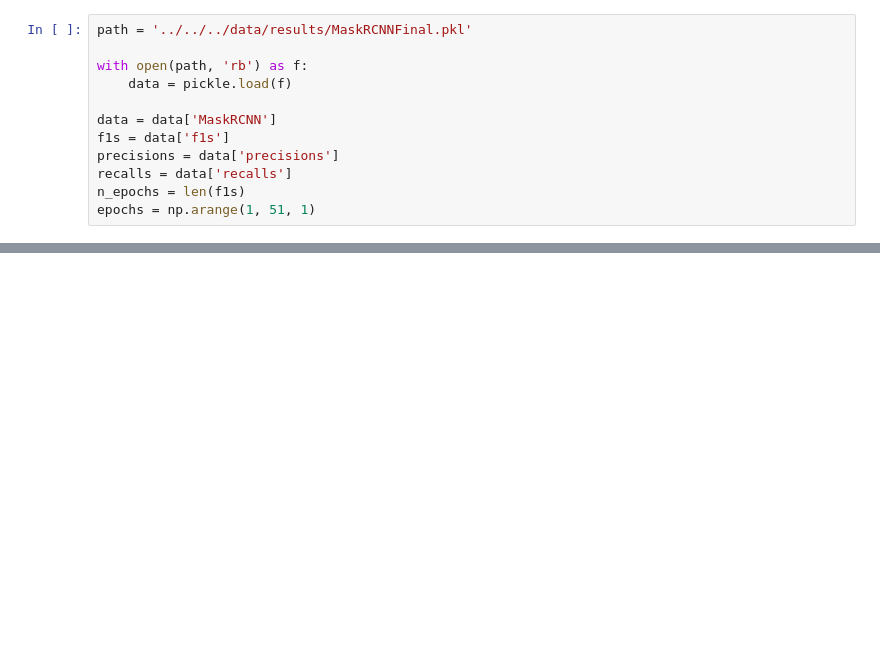
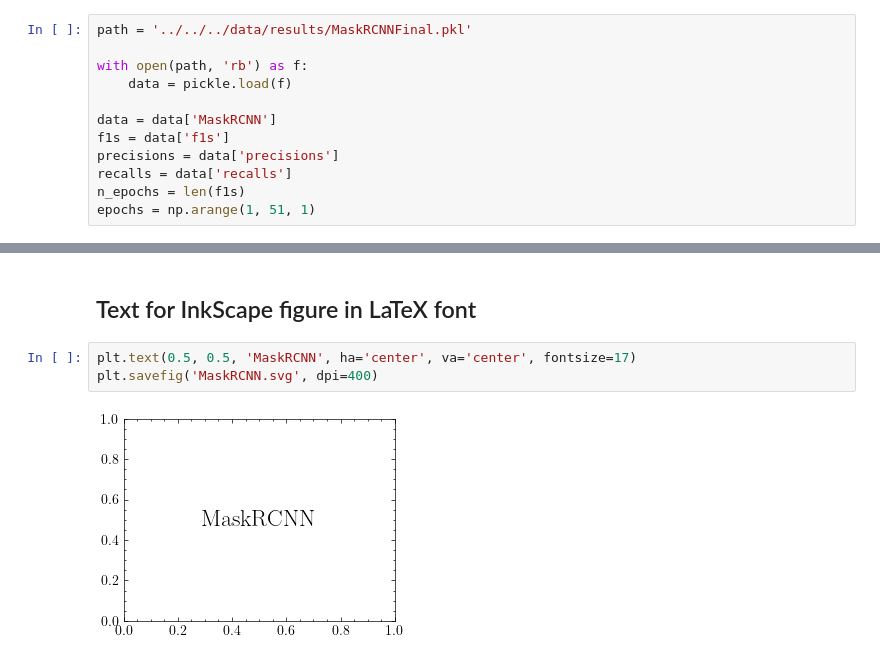
Before and after one commit to willhcm/scd-detection, a Jupyter notebook: code/notebooks/plots/model_metrics.ipynb, the cells around one changed output, grey strips where cells are left out. Cells and saved outputs as stored; diff of their text form; blank space fills up the shorter version.

```diff
--- a/code/notebooks/plots/model_metrics.ipynb
+++ b/code/notebooks/plots/model_metrics.ipynb
@@ -103,0 +197,7 @@ plt.savefig('NonCVResults.svg', dpi=400)
+# %% [markdown]
+## Text for InkScape figure in LaTeX font
+# %%
+plt.text(0.5, 0.5, 'MaskRCNN', ha='center', va='center', fontsize=17)
+plt.savefig('MaskRCNN.svg', dpi=400)
+# %% [output]
+[figure, added]
```
Also changed, not shown: parts of 13 cells of this notebook, 17 other files.
